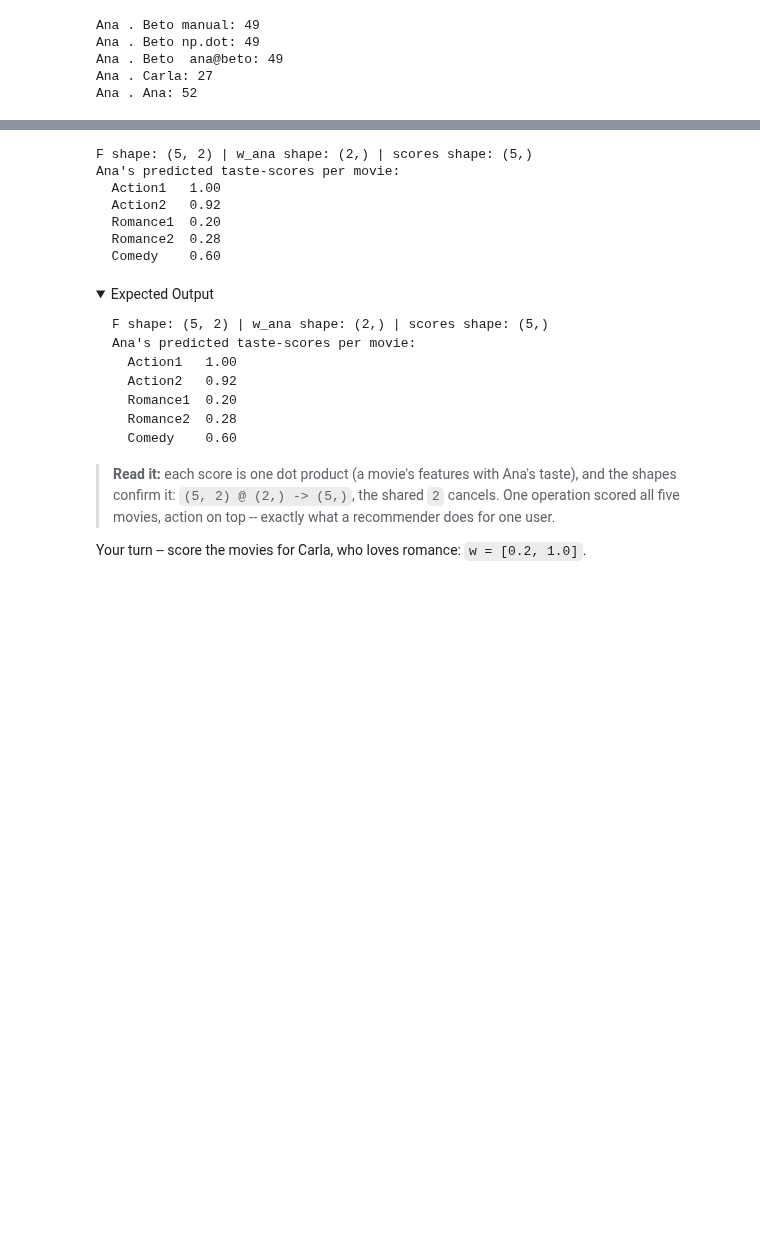
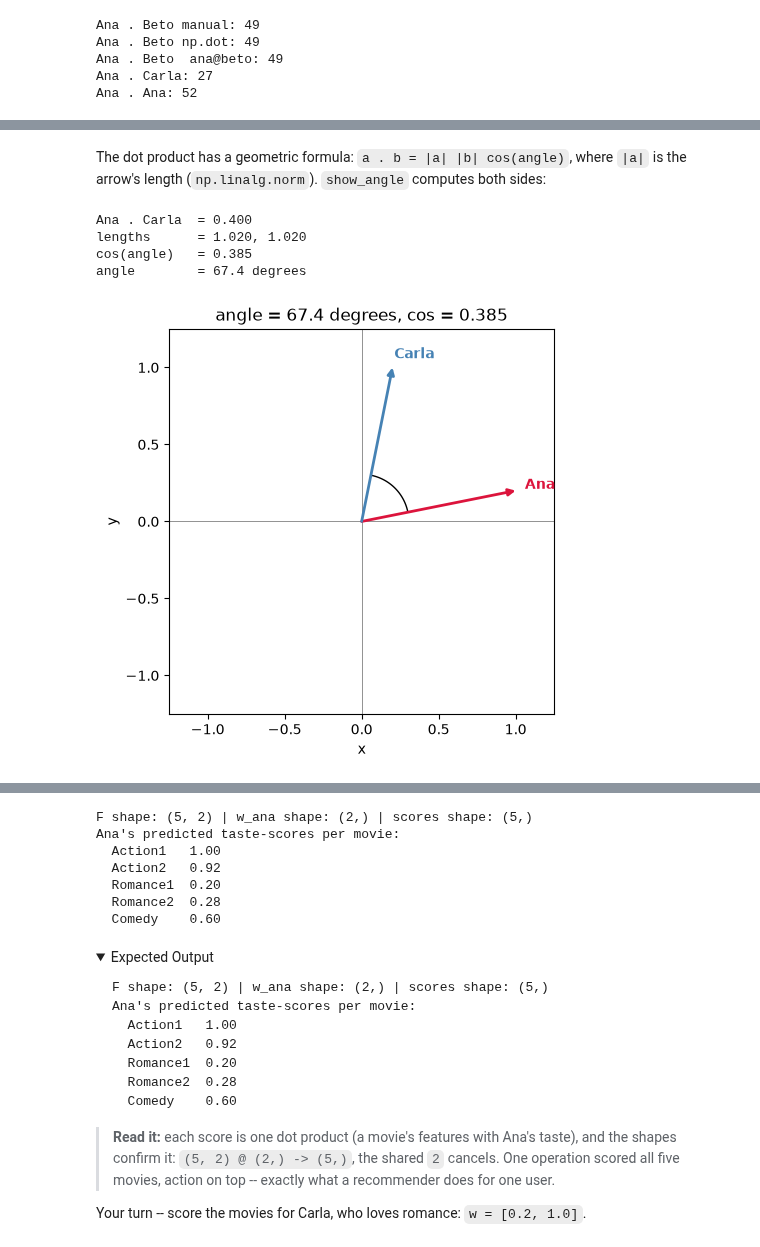
Before and after one commit to devomh/cdat4001-2026, a Jupyter notebook: foundations/l18_lab_linear_algebra.ipynb, the cells around one changed output, grey strips where cells are left out. Drawn from its saved outputs; the diff is of its cells as text; code cells hidden in the pictures; folded sections open; blank space fills up the shorter version.

```diff
--- a/foundations/l18_lab_linear_algebra.ipynb
+++ b/foundations/l18_lab_linear_algebra.ipynb
@@ -115,0 +280,12 @@ by the vectors' lengths, leaving only the angle:
+# %% [markdown]
+The dot product has a geometric formula:
+`a . b = |a| |b| cos(angle)`, where `|a|` is the arrow's length
+(`np.linalg.norm`). `show_angle` computes both sides:
+# %%
+show_angle(ana_t, carla_t, names=("Ana", "Carla"))
+# %% [output]
+Ana . Carla  = 0.400
+lengths      = 1.020, 1.020
+cos(angle)   = 0.385
+angle        = 67.4 degrees
+[figure, added]
```
Also changed, not shown: parts of 51 cells of this notebook, 10 other files.
